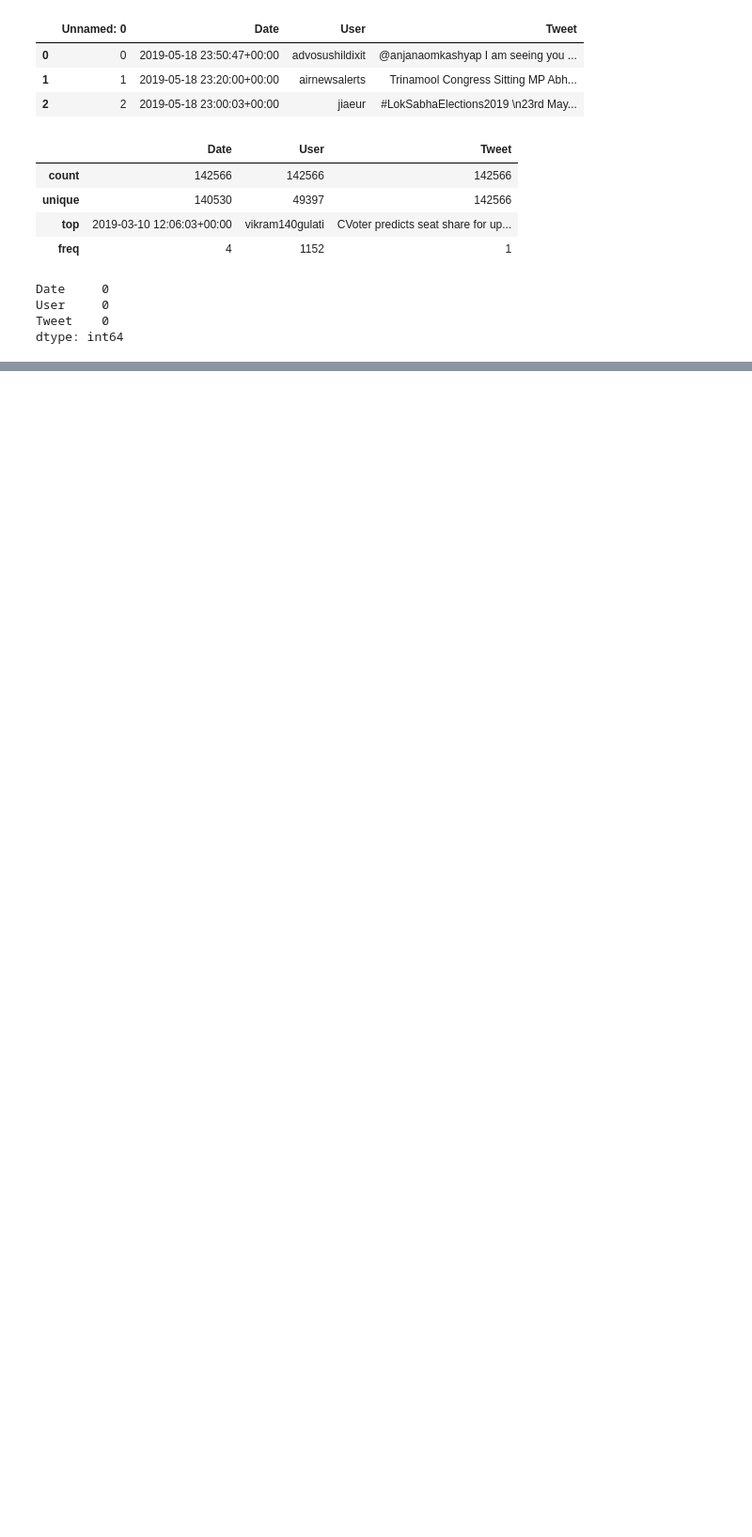
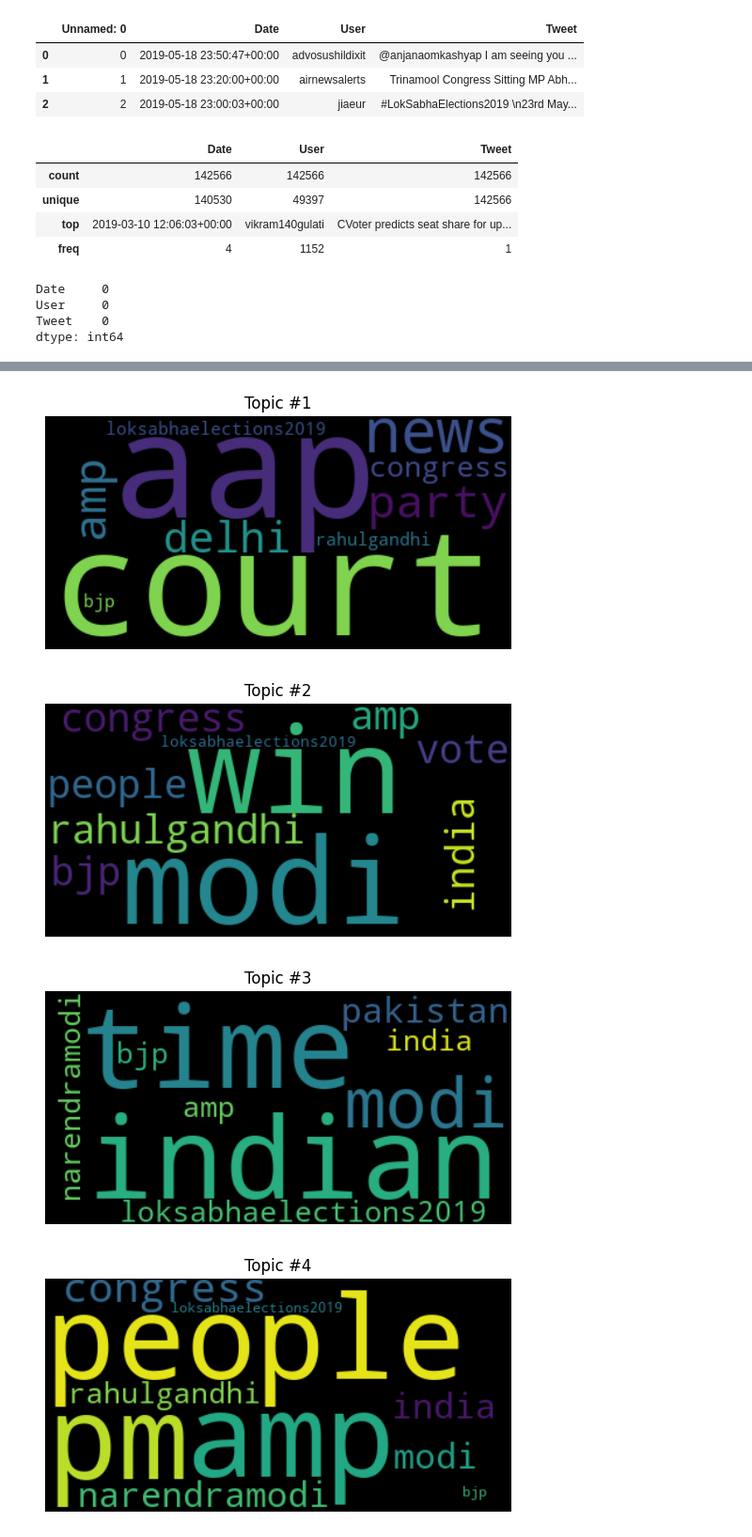
Before and after one commit to Aastha031295/twitter-sentiment-analysis, a Jupyter notebook: data_understanding.ipynb, the cells around one changed output, grey strips where cells are left out. Shown at 94% size. Saved outputs shown, nothing was run; the diff lists cells and outputs as text; code cells hidden in the pictures; blank space fills up the shorter version.

```diff
--- a/data_understanding.ipynb
+++ b/data_understanding.ipynb
@@ -64,0 +123,5 @@ LookupError:
+# %%
+from sklearn.feature_extraction.text import CountVectorizer
+
+vectorizer = CountVectorizer(max_df=0.9, min_df=2, stop_words='english')
+dtm = vectorizer.fit_transform(election_df['cleaned_tweet'])
@@ -64,0 +137,15 @@ LookupError:
+# %%
+from wordcloud import WordCloud
+
+for index, topic in enumerate(lda.components_):
+    wordcloud = WordCloud().generate(' '.join([vectorizer.get_feature_names_out()[i] for i in topic.argsort()[-10:]]))
+    plt.figure()
+    plt.imshow(wordcloud, interpolation='bilinear')
+    plt.axis('off')
+    plt.title(f"Topic #{index + 1}")
+    plt.show()
+# %% [output]
+[figure, added]
+[figure, added]
+[figure, added]
+[figure, added]
```
Also changed, not shown: parts of 10 cells of this notebook.
